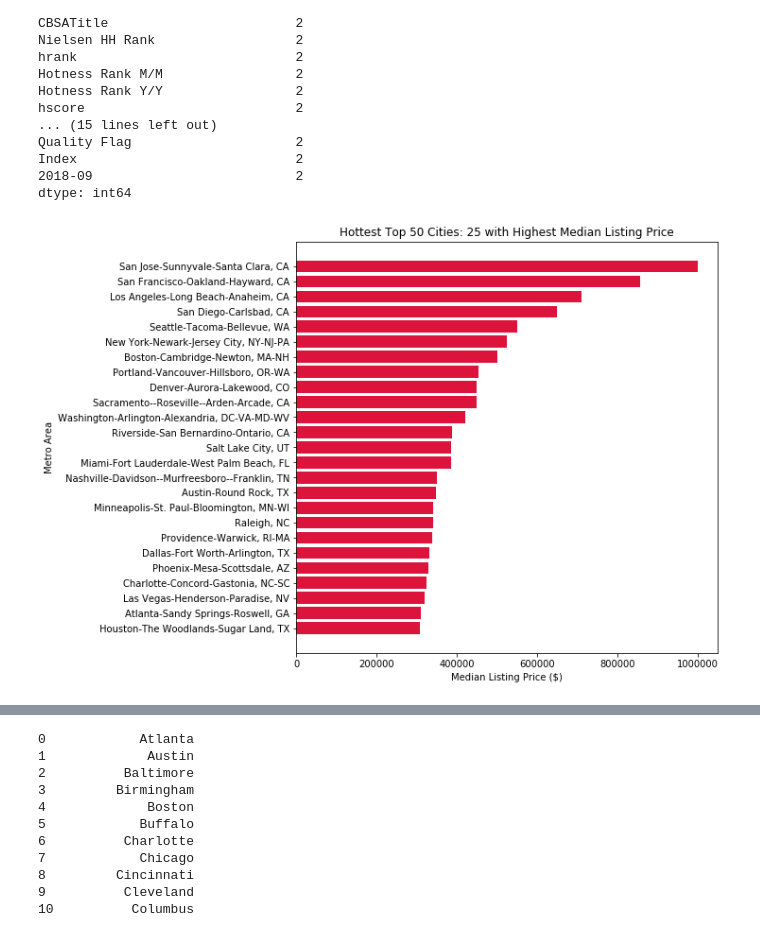
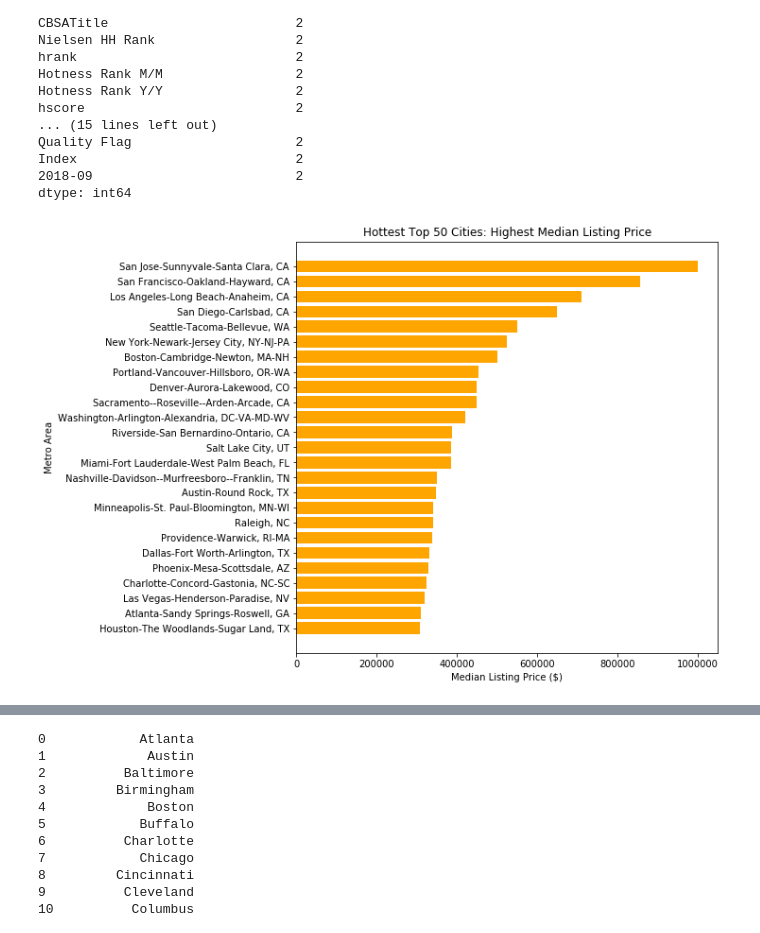
Before and after one commit to LoriHarris/Real_Estate_Affordability, a Jupyter notebook: plots.ipynb, the cells around one changed output, grey strips where cells are left out. Drawn from its saved outputs; the diff is of its cells as text; code cells hidden in the pictures.

```diff
--- a/plots.ipynb
+++ b/plots.ipynb
@@ -393,26 +387,26 @@ dtype: int64
 # %%
 # Graph - Hottest Top 50 Cities: 25 with Highest Median Listing Price
 # Obtain the x and y coordinates
 x_axis = list_high_sort['CBSATitle']
 y_axis = list_high_sort['MedListPrice']
 tick_locations = [value for value in x_axis]
 
 plt.figure(figsize=[8, 8])
 
-plt.barh(x_axis, y_axis, color="crimson", align="center")
+plt.barh(x_axis, y_axis, color="orange", align="center")
 plt.yticks(tick_locations, list_high_sort['CBSATitle'], rotation='horizontal')
 
 # Set a Title and labels
-plt.title("Hottest Top 50 Cities: 25 with Highest Median Listing Price")
+plt.title("Hottest Top 50 Cities: Highest Median Listing Price")
 plt.xlabel("Median Listing Price ($)")
 plt.ylabel("Metro Area")
 
-plt.show()
+# plt.show()
 
 # Save figure
-# plt.savefig("high_med.png")
+plt.savefig("output_data/high_med.png")
 # %% [output]
-[figure, old version]
+[figure, new version]
 # %%
 # Graph - Hottest Top 50 Cities: 25 with Lowest Median Listing Price
 # Obtain the x and y coordinates
```
Also changed, not shown: parts of 12 cells of this notebook, 8 other files.
